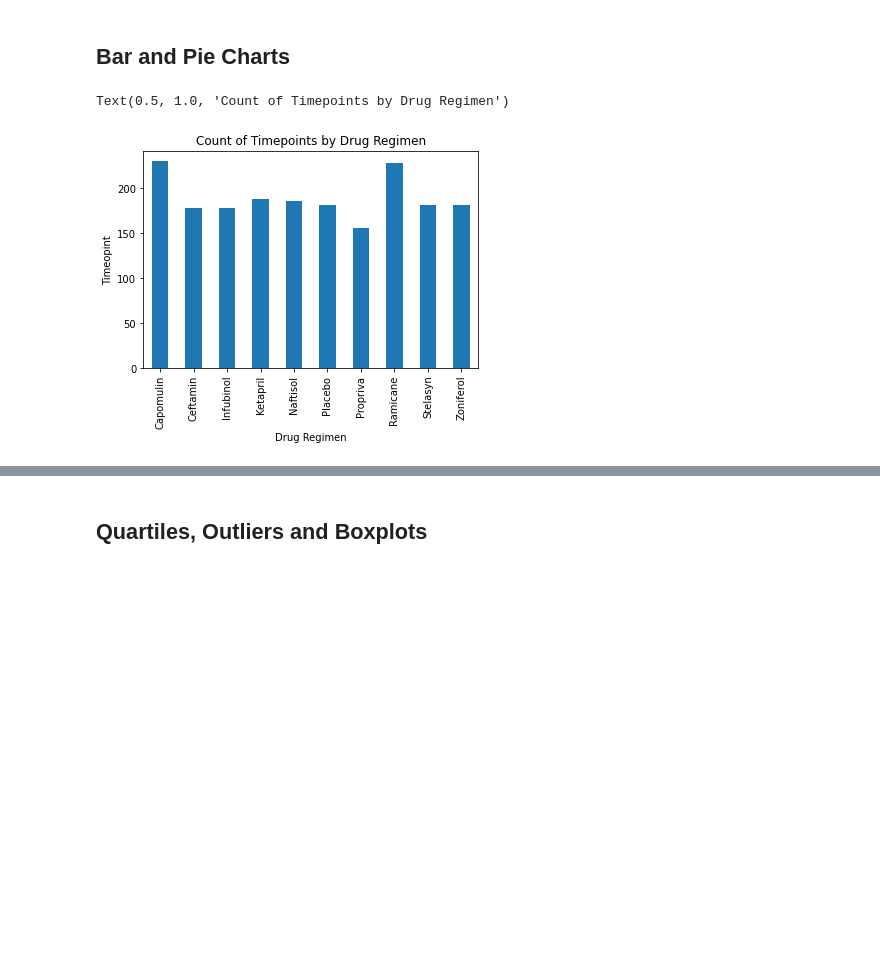
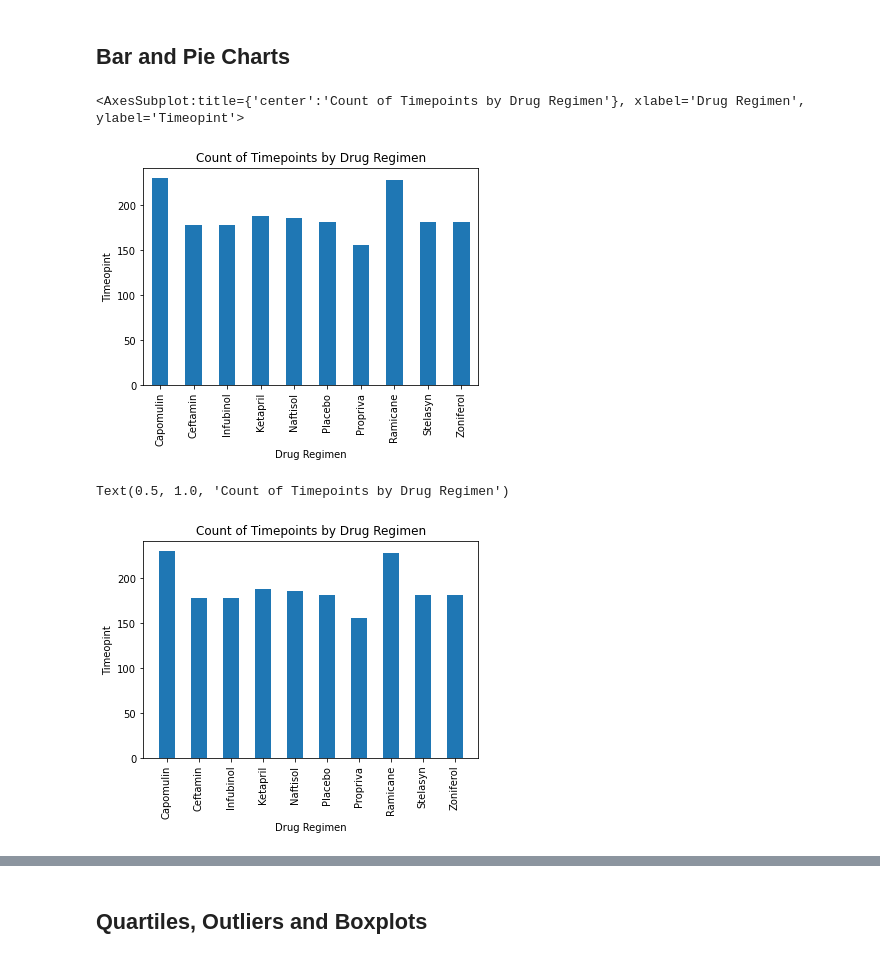
Before and after one commit to jrw99/matplotlib-challenge, a Jupyter notebook: Pymaceuticals/pymaceuticals_starter.ipynb, the cells around one changed output, grey strips where cells are left out. Saved outputs shown, nothing was run; the diff lists cells and outputs as text; code cells hidden in the pictures; blank space fills up the shorter version.

```diff
--- a/Pymaceuticals/pymaceuticals_starter.ipynb
+++ b/Pymaceuticals/pymaceuticals_starter.ipynb
@@ -168,16 +178,15 @@ merged_cleaned_study_data_df.groupby('Drug Regimen').agg(
 # %%
 # Generate a bar plot showing the total number of timepoints for all mice tested for each drug regimen using Pandas.
 
-# Create a dataframe for the timepoint counts by drug regimen
-count_timepoints_drugreg_df = merged_cleaned_study_data_df.groupby('Drug Regimen')['Timepoint'].count()
+# Create a grouped resultset for the timepoint counts by drug regimen
+count_timepoints_drugreg = merged_cleaned_study_data_df.groupby('Drug Regimen')['Timepoint'].count()
 
-# Plot the dataframe with a bar chart
-count_timepoints_drugreg_df.plot.bar(x='Drug Regimen', y='Timepoint')
-
-# label it
-plt.xlabel('Drug Regimen')
-plt.ylabel('Timeopint')
-plt.title('Count of Timepoints by Drug Regimen')
+# Plot with a bar chart
+count_timepoints_drugreg.plot.bar(x='Drug Regimen',
+                                  y='Timepoint',
+                                  xlabel='Drug Regimen',
+                                  ylabel='Timeopint',
+                                  title='Count of Timepoints by Drug Regimen')
 # %% [output]
-Text(0.5, 1.0, 'Count of Timepoints by Drug Regimen')
+<AxesSubplot:title={'center':'Count of Timepoints by Drug Regimen'}, xlabel='Drug Regimen', ylabel='Timeopint'>
 [figure]
@@ -185,0 +193,18 @@ Text(0.5, 1.0, 'Count of Timepoints by Drug Regimen')
+# %%
+# Generate a bar plot showing the total number of timepoints for all mice tested for each drug regimen using pyplot.
+
+# turn the groupby object from the previous step into a normal dataframe to make it easier to reference
+count_timepoints_drugreg_df = count_timepoints_drugreg.to_frame()
+
+# plot the data using pyplot
+plt.bar(count_timepoints_drugreg_df.index, count_timepoints_drugreg_df['Timepoint'], width=.5)
+plt.xticks(rotation=90)
+
+# label it
+plt.xlabel('Drug Regimen')
+plt.ylabel('Timeopint')
+plt.title('Count of Timepoints by Drug Regimen')
+#plt.tight_layout()
+# %% [output]
+Text(0.5, 1.0, 'Count of Timepoints by Drug Regimen')
+[figure, added]
```
Also changed, not shown: parts of 23 cells of this notebook.
